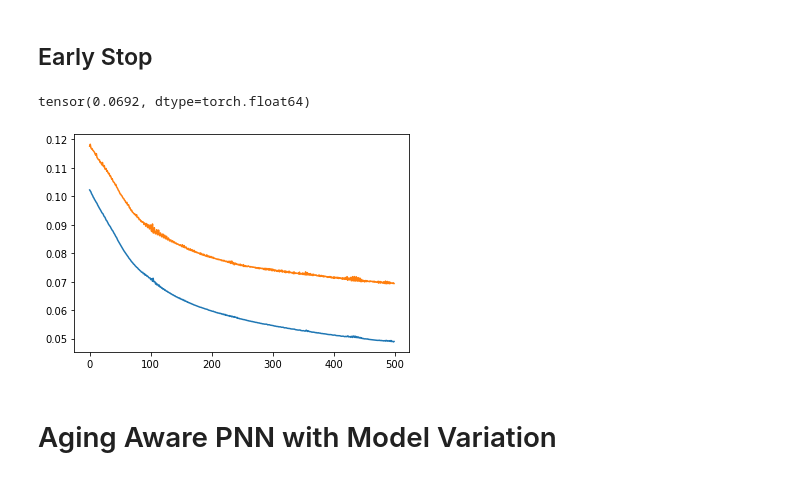
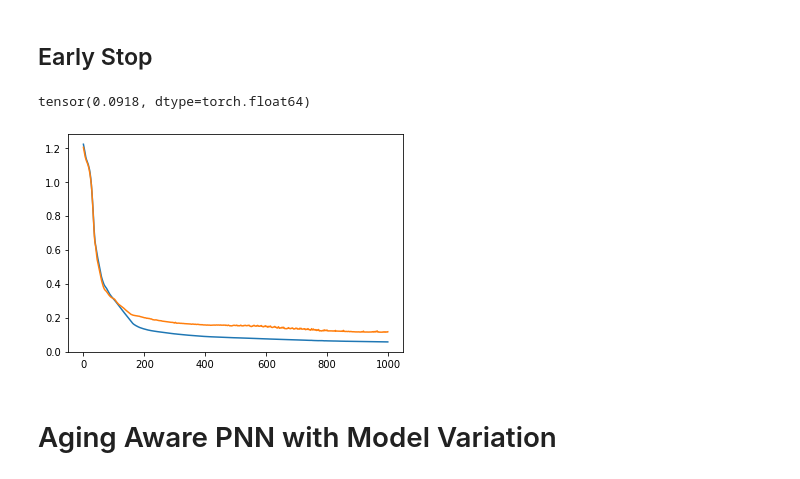
Before and after one commit to Neuromophic/Aging-aware-training, a Jupyter notebook: AgingAwareTrainingModelVariation.ipynb, the cells around one changed output. Drawn from its saved outputs; the diff is of its cells as text; code cells hidden in the pictures.

Commit message:
fixed the problem that I exchanged the words valid and test

```diff
--- a/AgingAwareTrainingModelVariation.ipynb
+++ b/AgingAwareTrainingModelVariation.ipynb
@@ -88,16 +100,12 @@ valid_loader = DataLoader(valid_data, batch_size=len(valid_data))
 # %% [markdown]
 # Definite PNN and AgingAwarePNN
 # %%
-N_Hidden = 15
+N_Hidden = 4
 AAPNN = torch.nn.Sequential(pnn.PNNLayer(N_features, N_Hidden, age_generator),
-                                pnn.PNNLayer(N_Hidden, N_Hidden,
-                                             age_generator),
-                                pnn.PNNLayer(N_Hidden, N_Hidden,
-                                             age_generator),
                                 pnn.PNNLayer(N_Hidden, N_class, age_generator))
-K = 5  # number of time sampling
-M = 20  # number of model sampling
-optimizer_AAPNN = torch.optim.Adam(AAPNN.parameters(), lr=0.001 / M / K)
+M_train = 10
+K_train = 5
+optimizer_AAPNN = torch.optim.Adam(AAPNN.parameters(), lr=0.5 / M_train / K_train)
 AAPNN
 # %% [output]
 Sequential(
@@ -108,8 +114,6 @@ Sequential(
 )
 # %%
 PNN = torch.nn.Sequential(pnn.PNNLayer(N_features, N_Hidden, age_generator),
-                            pnn.PNNLayer(N_Hidden, N_Hidden, age_generator),
-                            pnn.PNNLayer(N_Hidden, N_Hidden, age_generator),
                             pnn.PNNLayer(N_Hidden, N_class, age_generator))
 optimizer_PNN = torch.optim.Adam(PNN.parameters(), lr=0.01)
 PNN
@@ -151,11 +147,11 @@ for epoch in tqdm(range(200)):
         loss.backward()
         optimizer_NN.step()
 
-    for x_test, y_test in test_loader:
-        prediction_test = NN(x_test)
-        y_hat = torch.argmax(prediction_test, 1).data.numpy().squeeze()
-        acc_test = sum(y_hat == y_test.numpy()) / y_test.shape[0]
-        loss_test = celoss(prediction_test, y_test)
+    for x_valid, y_valid in valid_loader:
+        prediction_valid = NN(x_valid)
+        y_hat = torch.argmax(prediction_valid, 1).data.numpy().squeeze()
+        acc_valid = sum(y_hat == y_valid.numpy()) / y_valid.shape[0]
+        loss_valid = celoss(prediction_valid, y_valid)
     if epoch % 10 == 0:
-        print(f'| Epoch: {epoch:-5d} | Accuracy: {acc_test:.5f} | Loss: {loss_test.data:.5f} |')
+        print(f'| Epoch: {epoch:-5d} | Accuracy: {acc_valid:.5f} | Loss: {loss_valid.data:.5f} |')
 # %% [output]
@@ -186,8 +182,8 @@ for epoch in tqdm(range(200)):
 # %%
 m = 0.3
 T = 0.1
-train_loss_PNN, test_loss_PNN, parameter_PNN = training.train_normal_pnn(PNN,
-                                                                         train_loader, test_loader,
+train_loss_PNN, valid_loss_PNN, parameter_PNN = training.train_normal_pnn(PNN,
+                                                                         train_loader, valid_loader,
                                                                          m, T, optimizer_PNN, pnn.LossFunction,
-                                                                         Epoch=500)
+                                                                         Epoch=1000)
 # %% [output]
@@ -212,17 +202,17 @@ Finished.
 ## Early Stop
 # %%
 plt.plot(train_loss_PNN, label='train')
-plt.plot(test_loss_PNN, label='test')
+plt.plot(valid_loss_PNN, label='valid')
 
 PNN.load_state_dict(parameter_PNN)
 
-for x_valid, y_valid in valid_loader:
-    prediction_valid = PNN(x_valid)
-    loss_valid = pnn.LossFunction(prediction_valid, y_valid, m, T)
-loss_valid.data
+for x_test, y_test in test_loader:
+    prediction_test = PNN(x_test)
+    loss_test = pnn.LossFunction(prediction_test, y_test, m, T)
+loss_test.data
 # %% [output]
-tensor(0.0692, dtype=torch.float64)
+tensor(0.0918, dtype=torch.float64)
-[figure, old version]
+[figure, new version]
 # %% [markdown]
 # Aging Aware PNN with Model Variation
 # %% [markdown]
```
Also changed, not shown: parts of 18 cells of this notebook, 14 other files.
